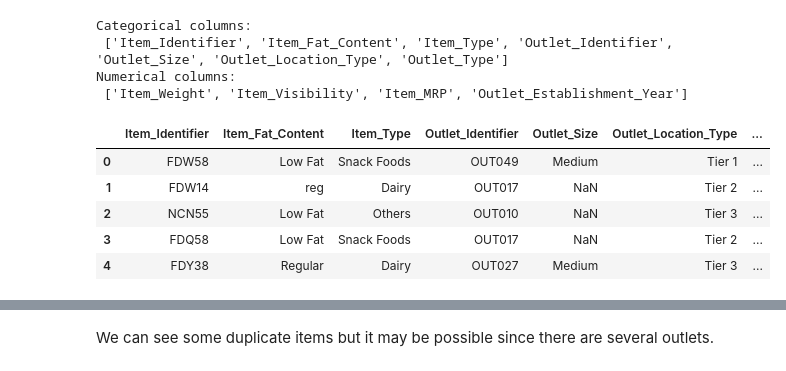
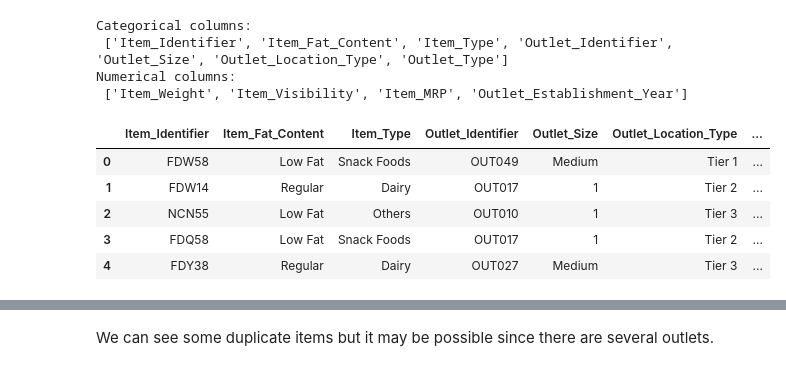
Before and after one commit to shanOnline99/Big-Mart-Sale-Prediction, a Jupyter notebook: Big_Mart_Sale_Prediction.ipynb, the cells around one changed output, grey strips where cells are left out. Cells and saved outputs as stored; diff of their text form; code cells hidden in the pictures.

```diff
--- a/Big_Mart_Sale_Prediction.ipynb
+++ b/Big_Mart_Sale_Prediction.ipynb
@@ -430,24 +590,24 @@ memory usage: 488.3+ KB
 # %% [markdown]
 We can see in test dataset there are 11 Features. 4 of features are Numerical and others are categorical. Lets explore Categorical and some Neumarical Features for better understand the data set
 # %%
-categorical_columns_1 = list(testDf.select_dtypes(include=['object']).columns)
-print('Categorical columns:\n {}'.format(categorical_columns_1))
+categorical_columns = list(testDf.select_dtypes(include=['object']).columns)
+print('Categorical columns:\n {}'.format(categorical_columns))
 
-numerical_columns_1 = list(testDf.select_dtypes(include=['int64', 'float64']).columns)
-print('Numerical columns:\n {}'.format(numerical_columns_1))
+numerical_columns = list(testDf.select_dtypes(include=['int64', 'float64']).columns)
+print('Numerical columns:\n {}'.format(numerical_columns))
 # %% [output]
 Categorical columns:
  ['Item_Identifier', 'Item_Fat_Content', 'Item_Type', 'Outlet_Identifier', 'Outlet_Size', 'Outlet_Location_Type', 'Outlet_Type']
 Numerical columns:
  ['Item_Weight', 'Item_Visibility', 'Item_MRP', 'Outlet_Establishment_Year']
 # %%
-testDf[categorical_columns_1].head() #categorical features
+testDf[categorical_columns].head() #categorical features
 # %% [output]
 |  | Item_Identifier | Item_Fat_Content | Item_Type | Outlet_Identifier | Outlet_Size | Outlet_Location_Type | ... |
 | 0 | FDW58 | Low Fat | Snack Foods | OUT049 | Medium | Tier 1 | ... |
-| 1 | FDW14 | reg | Dairy | OUT017 | NaN | Tier 2 | ... |
-| 2 | NCN55 | Low Fat | Others | OUT010 | NaN | Tier 3 | ... |
-| 3 | FDQ58 | Low Fat | Snack Foods | OUT017 | NaN | Tier 2 | ... |
+| 1 | FDW14 | Regular | Dairy | OUT017 | 1 | Tier 2 | ... |
+| 2 | NCN55 | Low Fat | Others | OUT010 | 1 | Tier 3 | ... |
+| 3 | FDQ58 | Low Fat | Snack Foods | OUT017 | 1 | Tier 2 | ... |
 | 4 | FDY38 | Regular | Dairy | OUT027 | Medium | Tier 3 | ... |
 # %%
 print(testDf.nunique()) #Finding unique instances
```
Also changed, not shown: parts of 67 cells of this notebook.
